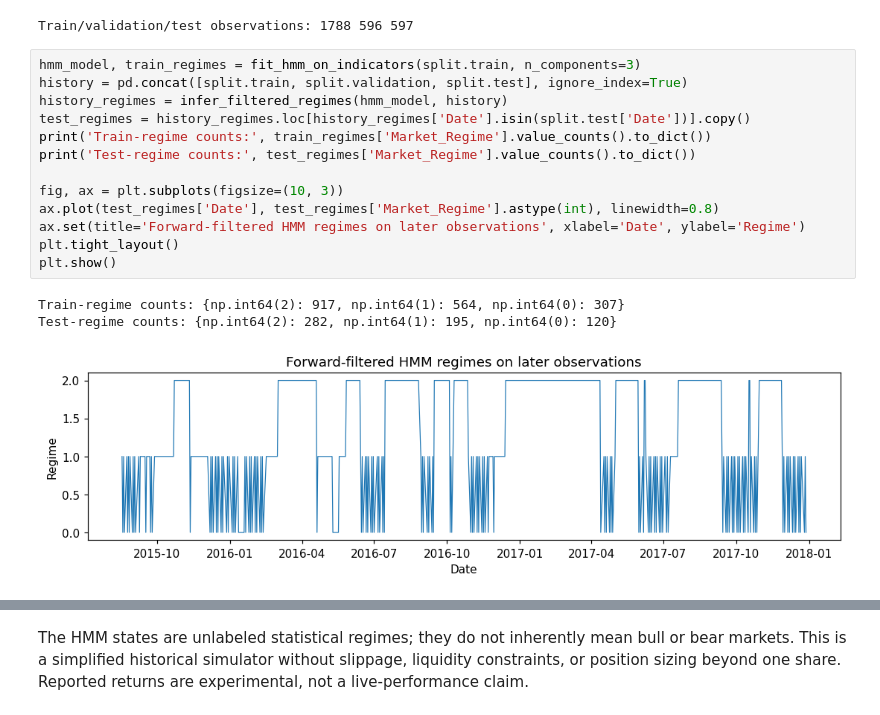
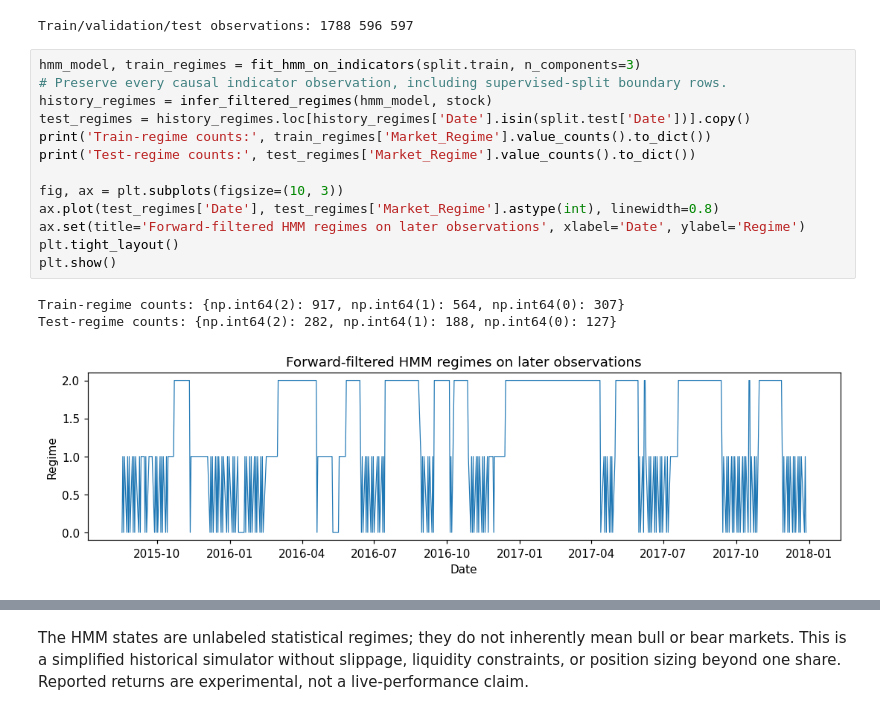
Before and after one commit to ryanrowe2/StockTradingAI-Project, a Jupyter notebook: notebooks/HMM_and_RL_Experiments.ipynb, the cells around one changed output, grey strips where cells are left out. Saved outputs shown, nothing was run; the diff lists cells and outputs as text.

```diff
--- a/notebooks/HMM_and_RL_Experiments.ipynb
+++ b/notebooks/HMM_and_RL_Experiments.ipynb
@@ -27,21 +27,21 @@ print('Train/validation/test observations:', len(split.train), len(split.validat
 Train/validation/test observations: 1788 596 597
 # %%
 hmm_model, train_regimes = fit_hmm_on_indicators(split.train, n_components=3)
-history = pd.concat([split.train, split.validation, split.test], ignore_index=True)
-history_regimes = infer_filtered_regimes(hmm_model, history)
+# Preserve every causal indicator observation, including supervised-split boundary rows.
+history_regimes = infer_filtered_regimes(hmm_model, stock)
 test_regimes = history_regimes.loc[history_regimes['Date'].isin(split.test['Date'])].copy()
 print('Train-regime counts:', train_regimes['Market_Regime'].value_counts().to_dict())
 print('Test-regime counts:', test_regimes['Market_Regime'].value_counts().to_dict())
 
 fig, ax = plt.subplots(figsize=(10, 3))
 ax.plot(test_regimes['Date'], test_regimes['Market_Regime'].astype(int), linewidth=0.8)
 ax.set(title='Forward-filtered HMM regimes on later observations', xlabel='Date', ylabel='Regime')
 plt.tight_layout()
 plt.show()
 # %% [output]
 Train-regime counts: {np.int64(2): 917, np.int64(1): 564, np.int64(0): 307}
-Test-regime counts: {np.int64(2): 282, np.int64(1): 195, np.int64(0): 120}
+Test-regime counts: {np.int64(2): 282, np.int64(1): 188, np.int64(0): 127}
-[figure, old version]
+[figure, new version]
 # %%
 state_features = ('Return', 'RSI_14')
 binner = QuantileBinner(3).fit(train_regimes, state_features)
```
Also changed, not shown: parts of 1 cell of this notebook, 3 other files.
